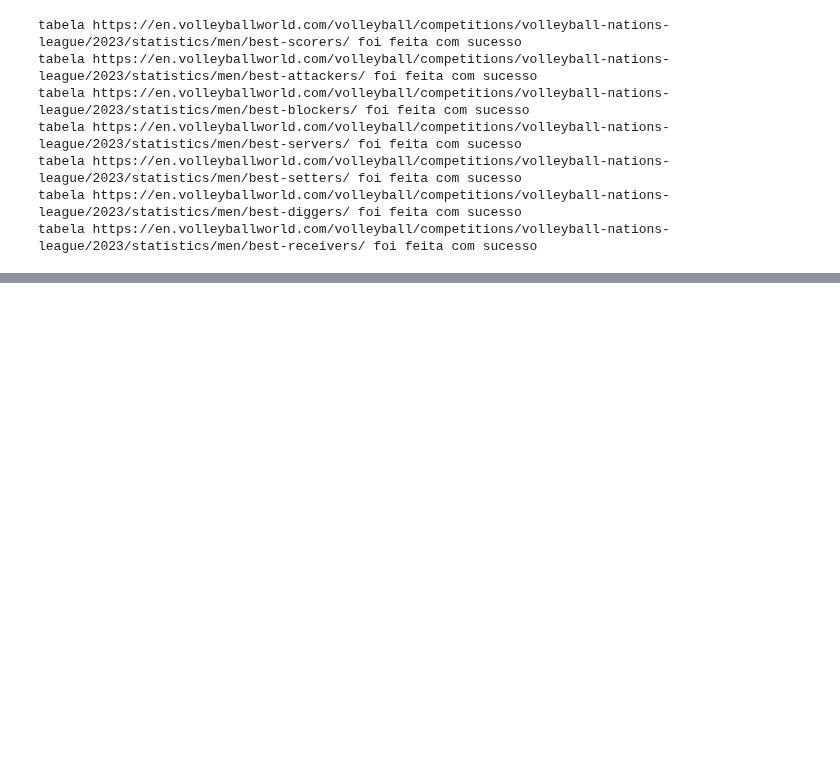
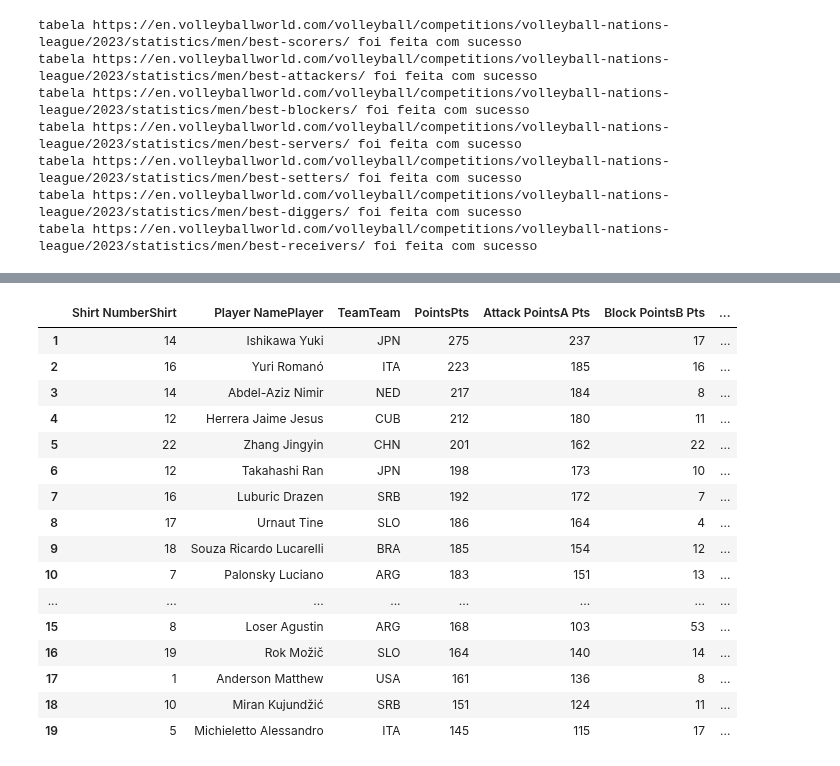
Before and after one commit to estevaocardoso/projetos-estevao, a Jupyter notebook: VOLLEYBALL/MEN'S VNL 2023.ipynb, the cells around one changed output, grey strips where cells are left out. Saved outputs shown, nothing was run; the diff lists cells and outputs as text; code cells hidden in the pictures; blank space fills up the shorter version.

```diff
--- a/VOLLEYBALL/MEN'S VNL 2023.ipynb
+++ b/VOLLEYBALL/MEN'S VNL 2023.ipynb
@@ -196,0 +211,20 @@ with open(name, 'w', encoding='utf-8') as f:
+# %%
+df_subset
+# %% [output]
+|  | Shirt NumberShirt | Player NamePlayer | TeamTeam | PointsPts | Attack PointsA Pts | Block PointsB Pts | ... |
+| 1 | 14 | Ishikawa Yuki | JPN | 275 | 237 | 17 | ... |
+| 2 | 16 | Yuri Romanó | ITA | 223 | 185 | 16 | ... |
+| 3 | 14 | Abdel-Aziz Nimir | NED | 217 | 184 | 8 | ... |
+| 4 | 12 | Herrera Jaime Jesus | CUB | 212 | 180 | 11 | ... |
+| 5 | 22 | Zhang Jingyin | CHN | 201 | 162 | 22 | ... |
+| 6 | 12 | Takahashi Ran | JPN | 198 | 173 | 10 | ... |
+| 7 | 16 | Luburic Drazen | SRB | 192 | 172 | 7 | ... |
+| 8 | 17 | Urnaut Tine | SLO | 186 | 164 | 4 | ... |
+| 9 | 18 | Souza Ricardo Lucarelli | BRA | 185 | 154 | 12 | ... |
+| 10 | 7 | Palonsky Luciano | ARG | 183 | 151 | 13 | ... |
+| ... | ... | ... | ... | ... | ... | ... | ... |
+| 15 | 8 | Loser Agustin | ARG | 168 | 103 | 53 | ... |
+| 16 | 19 | Rok Možič | SLO | 164 | 140 | 14 | ... |
+| 17 | 1 | Anderson Matthew | USA | 161 | 136 | 8 | ... |
+| 18 | 10 | Miran Kujundžić | SRB | 151 | 124 | 11 | ... |
+| 19 | 5 | Michieletto Alessandro | ITA | 145 | 115 | 17 | ... |
```
Also changed, not shown: parts of 10 cells of this notebook, 1 other file.
